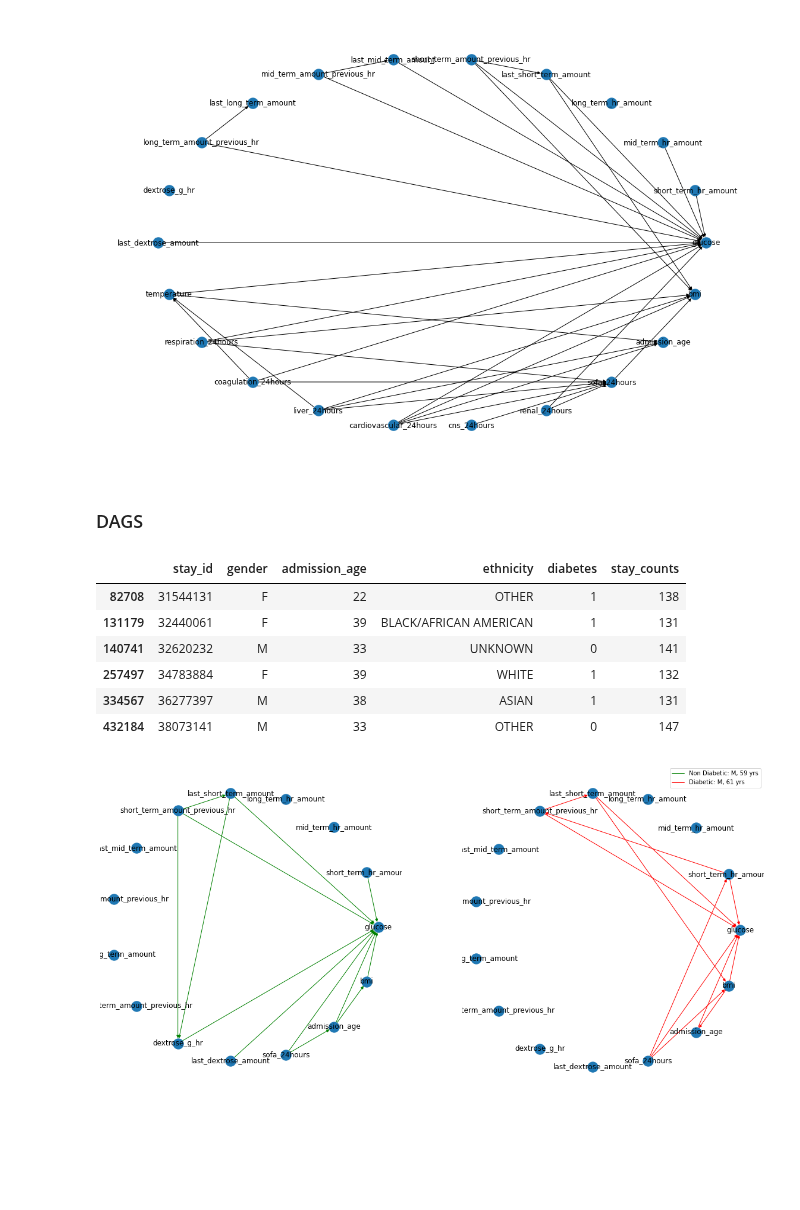
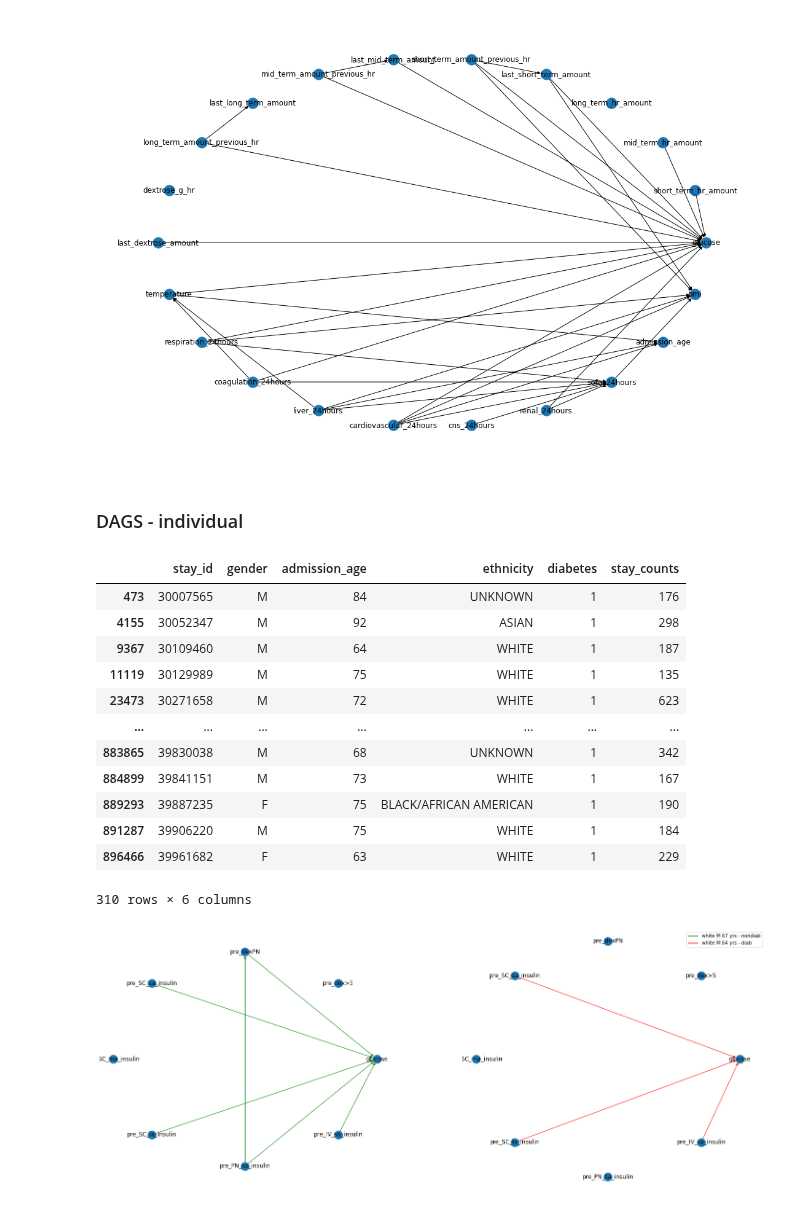
Before and after one commit to Gaurangkarwande/glycemic_control, a Jupyter notebook: notebooks/bnlearn_notebook.ipynb, the cells around one changed output. Drawn from its saved outputs; the diff is of its cells as text; code cells hidden in the pictures; blank space fills up the shorter version.

```diff
--- a/notebooks/bnlearn_notebook.ipynb
+++ b/notebooks/bnlearn_notebook.ipynb
@@ -186,4 +251,4 @@ plt.show()
 # %% [output]
 [figure]
 # %% [markdown]
-### DAGS
+### DAGS - individual
@@ -197,35 +255,45 @@ covariate_list = ['glucose', 'short_term_hr_amount', 'mid_term_hr_amount',
+# %%
+covariate_list = ['glucose', 'pre_dex>5', 'pre_dexPN', 'pre_SC_sa_insulin',
+       'pre_SC_ma_insulin', 'pre_SC_la_insulin', 'pre_PN_sa_insulin',
+       'pre_IV_sa_insulin']
 # %%
-meta_youth_df[meta_youth_df['stay_counts'] > 130]
+meta_old_diabetic_df[meta_old_diabetic_df['stay_counts'] > 130]
 # %% [output]
 |  | stay_id | gender | admission_age | ethnicity | diabetes | stay_counts |
-| 82708 | 31544131 | F | 22 | OTHER | 1 | 138 |
-| 131179 | 32440061 | F | 39 | BLACK/AFRICAN AMERICAN | 1 | 131 |
-| 140741 | 32620232 | M | 33 | UNKNOWN | 0 | 141 |
-| 257497 | 34783884 | F | 39 | WHITE | 1 | 132 |
-| 334567 | 36277397 | M | 38 | ASIAN | 1 | 131 |
-| 432184 | 38073141 | M | 33 | OTHER | 0 | 147 |
+| 473 | 30007565 | M | 84 | UNKNOWN | 1 | 176 |
+| 4155 | 30052347 | M | 92 | ASIAN | 1 | 298 |
+| 9367 | 30109460 | M | 64 | WHITE | 1 | 187 |
+| 11119 | 30129989 | M | 75 | WHITE | 1 | 135 |
+| 23473 | 30271658 | M | 72 | WHITE | 1 | 623 |
+| ... | ... | ... | ... | ... | ... | ... |
+| 883865 | 39830038 | M | 68 | UNKNOWN | 1 | 342 |
+| 884899 | 39841151 | M | 73 | WHITE | 1 | 167 |
+| 889293 | 39887235 | F | 75 | BLACK/AFRICAN AMERICAN | 1 | 190 |
+| 891287 | 39906220 | M | 75 | WHITE | 1 | 184 |
+| 896466 | 39961682 | F | 63 | WHITE | 1 | 229 |
+310 rows × 6 columns
 # %%
-a = diabetic_df[diabetic_df['stay_id'] == 31544131]   #Other F 22 yrs - diab
-b = diabetic_df[diabetic_df['stay_id'] == 31491370]         #white M 61 yrs - diab
+a = nonDiabetic_df[nonDiabetic_df['stay_id'] == 30045625]   # white M 67 yrs - nondiab
+b = diabetic_df[diabetic_df['stay_id'] == 30109460]         # white M 64 yrs - diab
 # %%
 a = from_pandas(a[covariate_list].dropna().sample(min(10000, len(a))))
 b = from_pandas(b[covariate_list].dropna().sample(min(10000, len(b))))
 a.remove_edges_below_threshold(0.8)
 b.remove_edges_below_threshold(0.8)
 # %%
-plt.figure(figsize=(20,10))
+plt.figure(figsize=(25,10))
 plt.subplot(1,2,1)
 nx.draw_circular(a, edge_color='green')
 nx.draw_networkx_labels(a, pos=nx.circular_layout(a))
 plt.subplot(1,2,2)
 nx.draw_circular(b, edge_color='red')
 nx.draw_networkx_labels(b, pos=nx.circular_layout(b))
-green_line = mlines.Line2D([], [], color='green', markersize=2, label='Non Diabetic: M, 59 yrs')
-red_line = mlines.Line2D([], [], color='red', markersize=2, label='Diabetic: M, 61 yrs')
+green_line = mlines.Line2D([], [], color='green', markersize=2, label='white M 67 yrs - nondiab')
+red_line = mlines.Line2D([], [], color='red', markersize=2, label='white M 64 yrs - diab')
 plt.legend(handles=[green_line, red_line])
 plt.show()
 # %% [output]
-[figure, old version]
+[figure, new version]
 # %%
 edges_a = set(a.edges)
 edges_b = set(b.edges)
```
Also changed, not shown: parts of 20 cells of this notebook.
